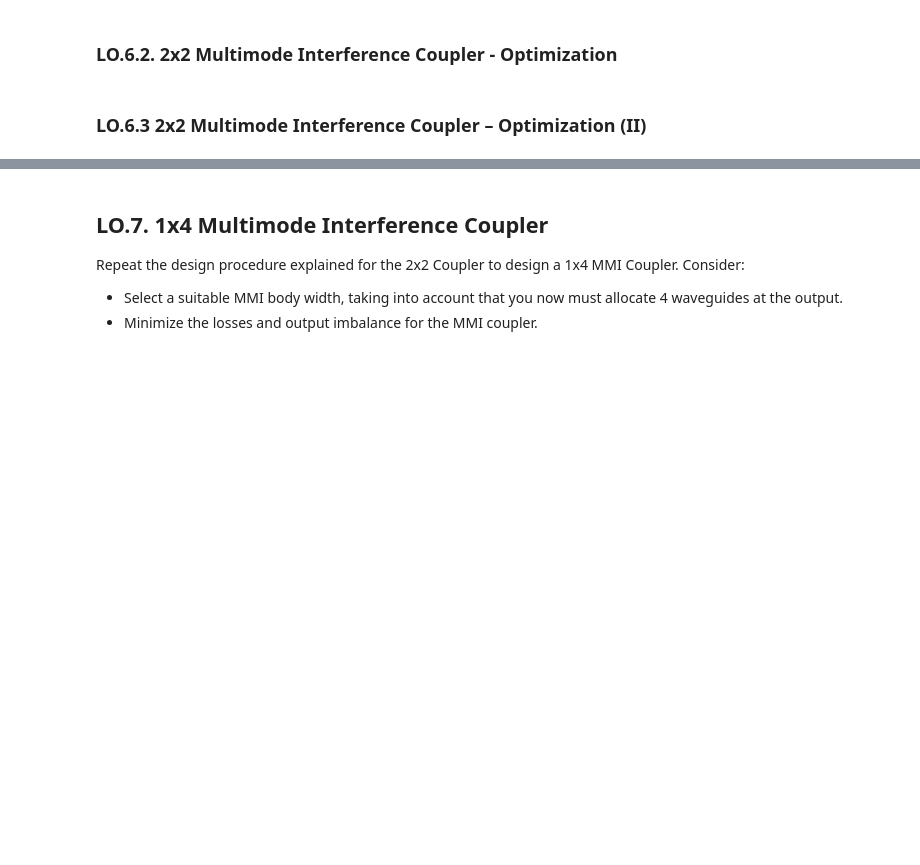
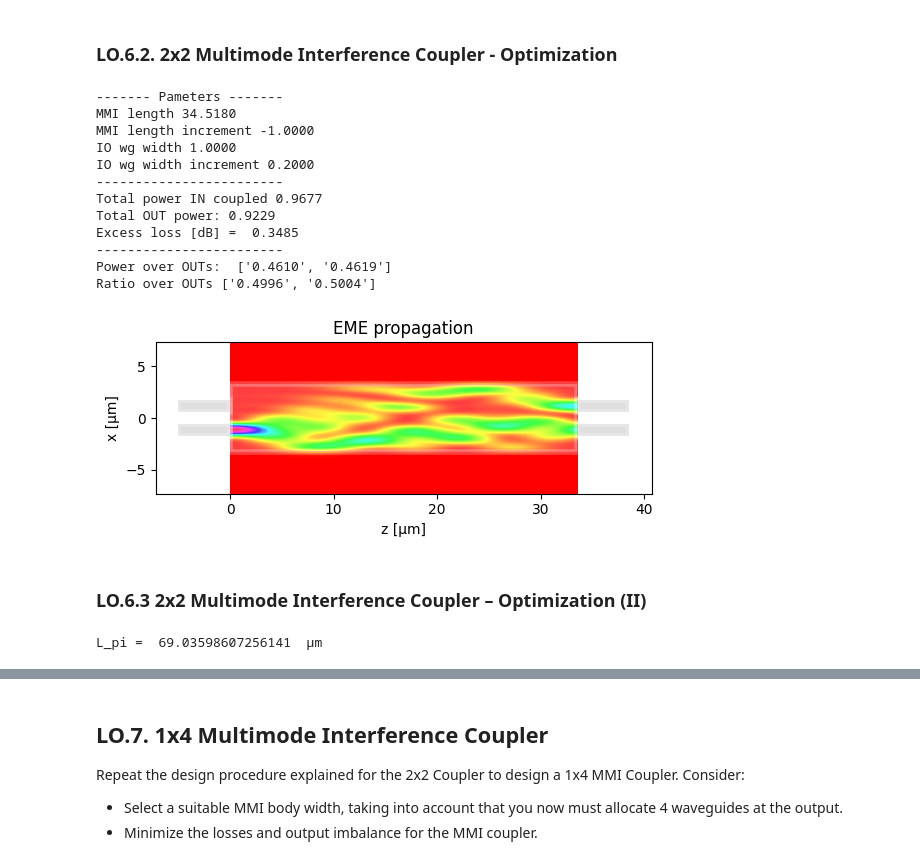
Before and after one commit to msarmas-UPV/cifoin-lab2, a Jupyter notebook: COUPLERS_Student.ipynb, the cells around one changed output, grey strips where cells are left out. Saved outputs shown, nothing was run; the diff lists cells and outputs as text; code cells hidden in the pictures; blank space fills up the shorter version.

```diff
--- a/COUPLERS_Student.ipynb
+++ b/COUPLERS_Student.ipynb
@@ -413,16 +460,32 @@ m.propagation()
 # %% [markdown]
 ### LO.6.2. 2x2 Multimode Interference Coupler - Optimization
 # %%
-dy = 0.1
+mmi_Width = 6.6 # Student. Body width
+
+dy = 0.06
 # MMI I/O waveguide positions (check class slides for type of MMI)
 m.IN_WVG_positions = mmi_Width*np.array([-1/6,1/6]) + np.array([-dy,dy]) # STUDENT
 m.OUT_WVG_positions = mmi_Width*np.array([-1/6,1/6]) + np.array([-dy,dy])  # STUDENT
 
 # MMI length (check class slides for type of MMI)
 m.dL_MMI = -1  # STUDENT
 
 # Run propagation
 m.propagation()
+# %% [output]
+------- Pameters -------
+MMI length 34.5180
+MMI length increment -1.0000
+IO wg width 1.0000
+IO wg width increment 0.2000
+------------------------
+Total power IN coupled 0.9677
+Total OUT power: 0.9229
+Excess loss [dB] =  0.3485
+------------------------
+Power over OUTs:  ['0.4610', '0.4619']
+Ratio over OUTs ['0.4996', '0.5004']
+[figure, added]
 # %% [markdown]
 ### LO.6.3 2x2 Multimode Interference Coupler – Optimization (II)
 # %%
@@ -430,7 +493,7 @@ m.propagation()
 
 m = MMI_EME()
 m.MMI_width = 6.6   # MMI width
-m.wg_width_dw = 0.2 # STUDENT
+m.wg_width_dw = 0.8 # STUDENT
 
 # 1) Compute de MMI modes
 m.find_all_modes()
@@ -438,6 +501,8 @@ m.find_all_modes()
 # 2) Get the L_pi
 L_pi = m.get_L_pi()
 print("L_pi = ", L_pi, " µm")
+# %% [output]
+L_pi =  69.03598607256141  µm
 # %%
 # 3) Configure MMI
 # # MMI I/O number (check class slides for type of MMI)
```
Also changed, not shown: parts of 9 cells of this notebook.
